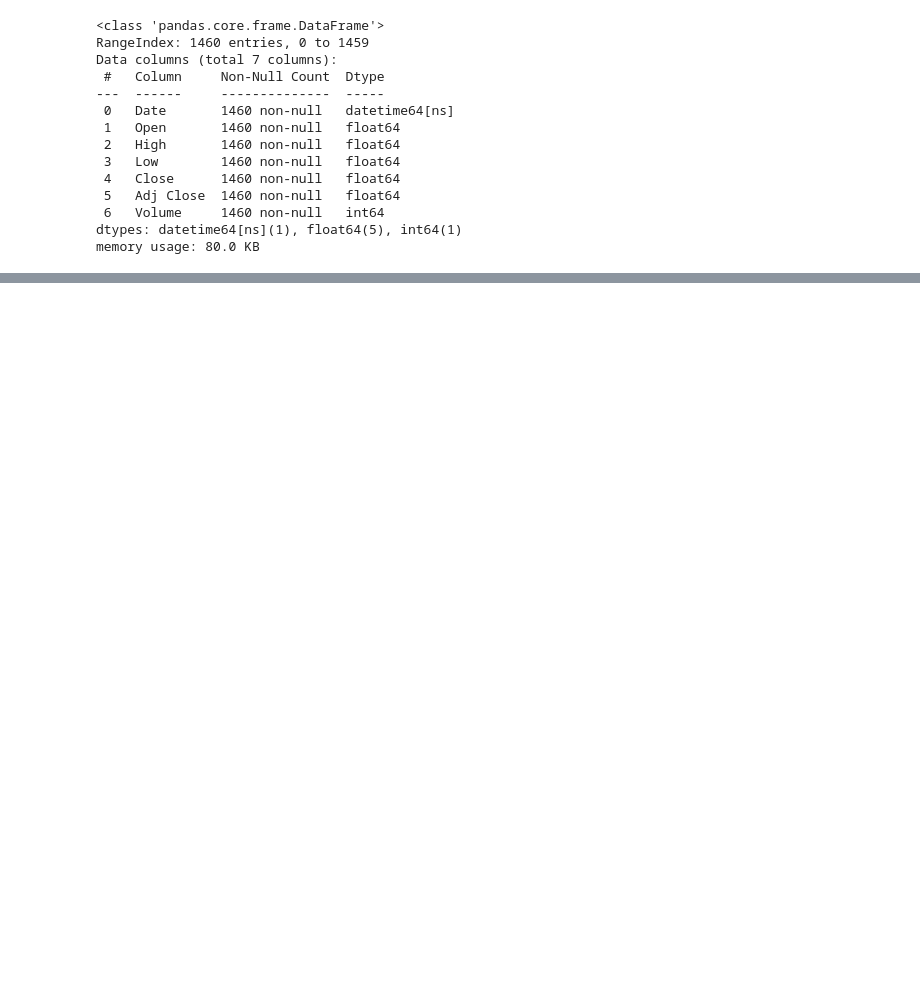
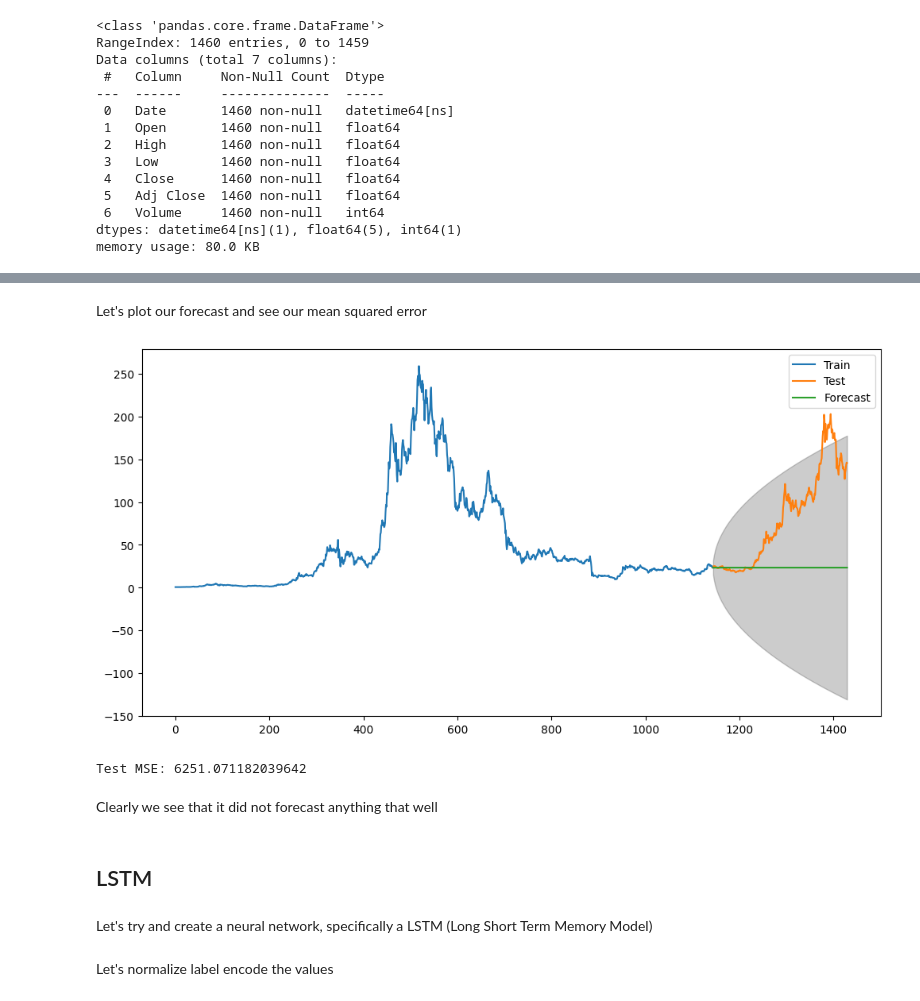
Before and after one commit to DevJChen/SOLANAUSD_price_predict, a Jupyter notebook: main.ipynb, the cells around one changed output, grey strips where cells are left out. Drawn from its saved outputs; the diff is of its cells as text; code cells hidden in the pictures; blank space fills up the shorter version.

Commit message:
Finished modeling and preporcessing

```diff
--- a/main.ipynb
+++ b/main.ipynb
@@ -152,0 +242,5 @@ plot_stock_data(df, 'SOL')
+# %%
+#fitting the time series
+model = ARIMA(train, order=(5,1,1))
+model_fit = model.fit()
+print(model_fit.summary())
@@ -152,0 +265,30 @@ plot_stock_data(df, 'SOL')
+# %% [markdown]
+Let's plot our forecast and see our mean squared error
+# %%
+#plotting the time series, and forecast preidciton
+forecast_steps = len(test)
+forecast_results = model_fit.get_forecast(steps=forecast_steps)
+forecast = forecast_results.predicted_mean
+conf_int = forecast_results.conf_int()
+
+# Plot the forecast with the confidence intervals
+plt.figure(figsize=(12, 6))
+plt.plot(train.index, train, label='Train')
+plt.plot(test.index, test, label='Test')
+plt.plot(forecast.index, forecast, label='Forecast')
+plt.fill_between(forecast.index, conf_int.iloc[:, 0], conf_int.iloc[:, 1], color='k', alpha=0.2)
+plt.legend()
+plt.show()
+
+# Calculate the mean squared error
+mse = mean_squared_error(test, forecast)
+print(f'Test MSE: {mse}')
+# %% [output]
+[figure, added]
+Test MSE: 6251.071182039642
+# %% [markdown]
+Clearly we see that it did not forecast anything that well
+# %% [markdown]
+## LSTM
+# %% [markdown]
+Let's try and create a neural network, specifically a LSTM (Long Short Term Memory Model)
@@ -152,0 +302,2 @@ plot_stock_data(df, 'SOL')
+# %% [markdown]
+Let's normalize label encode the values
```
Also changed, not shown: parts of 40 cells of this notebook.
